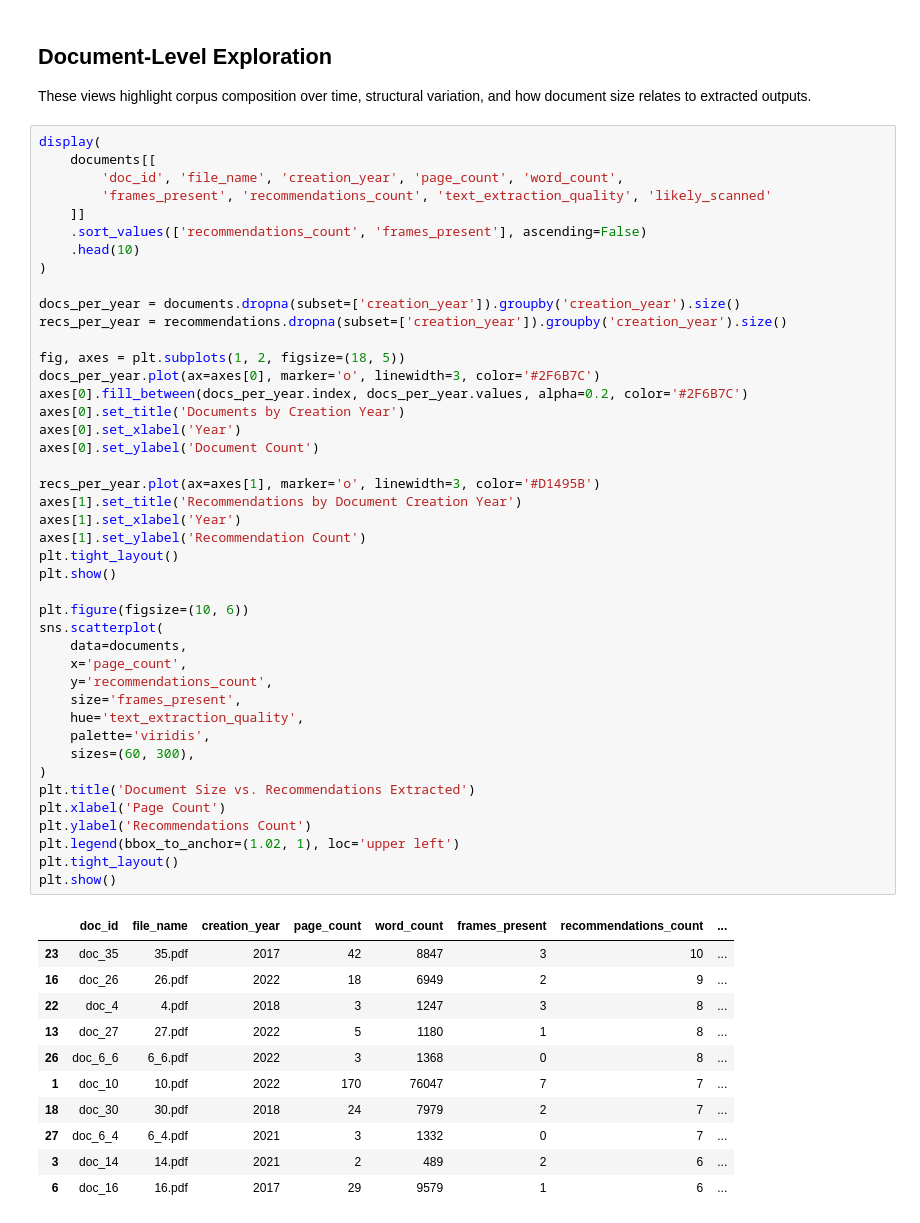
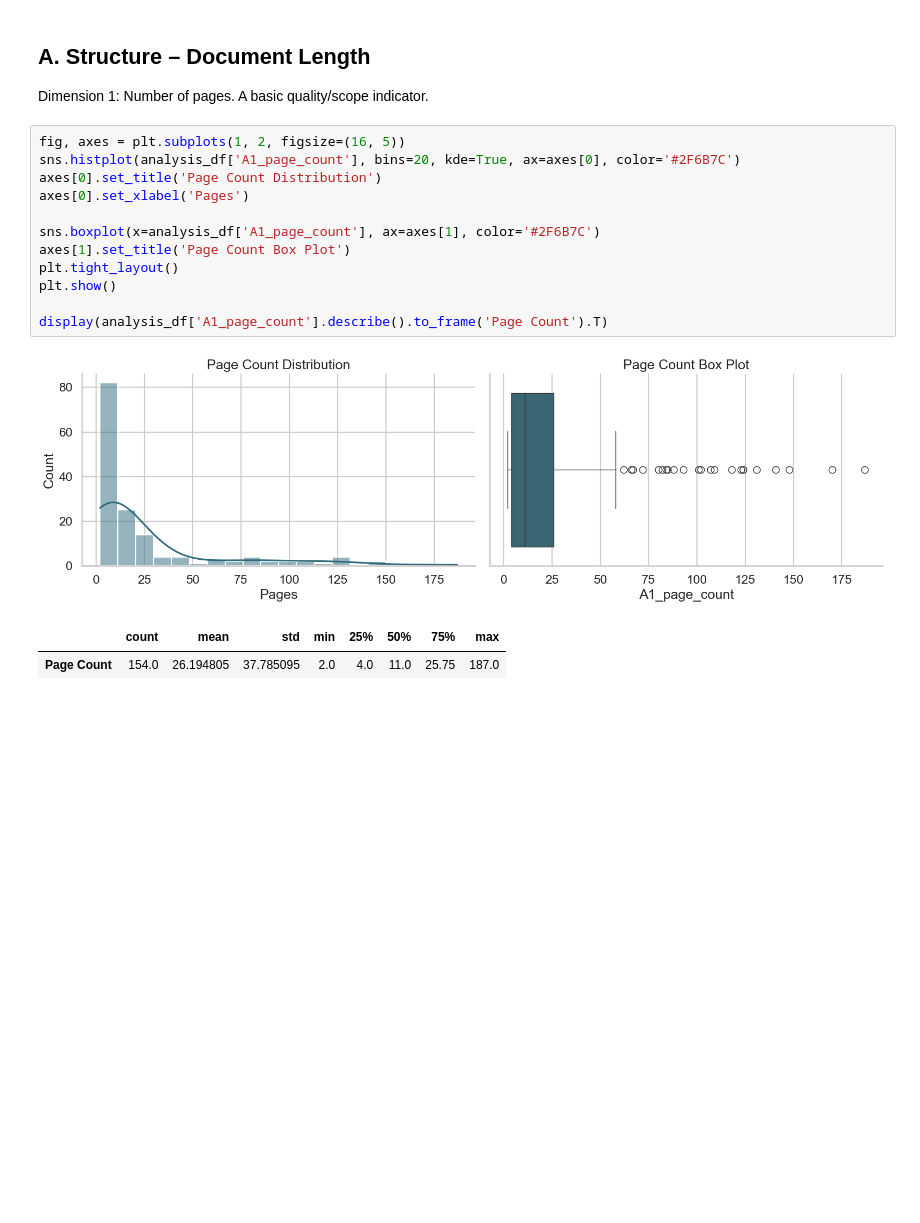
Before and after one commit to doschul/PolicyBriefAnalysis, a Jupyter notebook: exploratory_analysis.ipynb, the cells around one changed output. Saved outputs shown, nothing was run; the diff lists cells and outputs as text; blank space fills up the shorter version.

```diff
--- a/exploratory_analysis.ipynb
+++ b/exploratory_analysis.ipynb
@@ -103,59 +195,20 @@ plt.show()
 # %% [markdown]
-## Document-Level Exploration
+## A. Structure – Document Length
 
-These views highlight corpus composition over time, structural variation, and how document size relates to extracted outputs.
+Dimension 1: Number of pages. A basic quality/scope indicator.
 # %%
-display(
-    documents[[
-        'doc_id', 'file_name', 'creation_year', 'page_count', 'word_count',
-        'frames_present', 'recommendations_count', 'text_extraction_quality', 'likely_scanned'
-    ]]
-    .sort_values(['recommendations_count', 'frames_present'], ascending=False)
-    .head(10)
-)
+fig, axes = plt.subplots(1, 2, figsize=(16, 5))
+sns.histplot(analysis_df['A1_page_count'], bins=20, kde=True, ax=axes[0], color='#2F6B7C')
+axes[0].set_title('Page Count Distribution')
+axes[0].set_xlabel('Pages')
 
-docs_per_year = documents.dropna(subset=['creation_year']).groupby('creation_year').size()
-recs_per_year = recommendations.dropna(subset=['creation_year']).groupby('creation_year').size()
-
-fig, axes = plt.subplots(1, 2, figsize=(18, 5))
-docs_per_year.plot(ax=axes[0], marker='o', linewidth=3, color='#2F6B7C')
-axes[0].fill_between(docs_per_year.index, docs_per_year.values, alpha=0.2, color='#2F6B7C')
-axes[0].set_title('Documents by Creation Year')
-axes[0].set_xlabel('Year')
-axes[0].set_ylabel('Document Count')
-
-recs_per_year.plot(ax=axes[1], marker='o', linewidth=3, color='#D1495B')
-axes[1].set_title('Recommendations by Document Creation Year')
-axes[1].set_xlabel('Year')
-axes[1].set_ylabel('Recommendation Count')
+sns.boxplot(x=analysis_df['A1_page_count'], ax=axes[1], color='#2F6B7C')
+axes[1].set_title('Page Count Box Plot')
 plt.tight_layout()
 plt.show()
 
-plt.figure(figsize=(10, 6))
-sns.scatterplot(
-    data=documents,
-    x='page_count',
-    y='recommendations_count',
-    size='frames_present',
-    hue='text_extraction_quality',
-    palette='viridis',
-    sizes=(60, 300),
-)
-plt.title('Document Size vs. Recommendations Extracted')
-plt.xlabel('Page Count')
-plt.ylabel('Recommendations Count')
-plt.legend(bbox_to_anchor=(1.02, 1), loc='upper left')
-plt.tight_layout()
-plt.show()
+display(analysis_df['A1_page_count'].describe().to_frame('Page Count').T)
 # %% [output]
+[figure, new version]
-|  | doc_id | file_name | creation_year | page_count | word_count | frames_present | recommendations_count | ... |
-| 23 | doc_35 | 35.pdf | 2017 | 42 | 8847 | 3 | 10 | ... |
-| 16 | doc_26 | 26.pdf | 2022 | 18 | 6949 | 2 | 9 | ... |
-| 22 | doc_4 | 4.pdf | 2018 | 3 | 1247 | 3 | 8 | ... |
-| 13 | doc_27 | 27.pdf | 2022 | 5 | 1180 | 1 | 8 | ... |
-| 26 | doc_6_6 | 6_6.pdf | 2022 | 3 | 1368 | 0 | 8 | ... |
-| 1 | doc_10 | 10.pdf | 2022 | 170 | 76047 | 7 | 7 | ... |
-| 18 | doc_30 | 30.pdf | 2018 | 24 | 7979 | 2 | 7 | ... |
-| 27 | doc_6_4 | 6_4.pdf | 2021 | 3 | 1332 | 0 | 7 | ... |
-| 3 | doc_14 | 14.pdf | 2021 | 2 | 489 | 2 | 6 | ... |
-| 6 | doc_16 | 16.pdf | 2017 | 29 | 9579 | 1 | 6 | ... |
+|  | count | mean | std | min | 25% | 50% | 75% | max |
+| Page Count | 154.0 | 26.194805 | 37.785095 | 2.0 | 4.0 | 11.0 | 25.75 | 187.0 |
```
Also changed, not shown: parts of 25 cells of this notebook, 18 other files.
